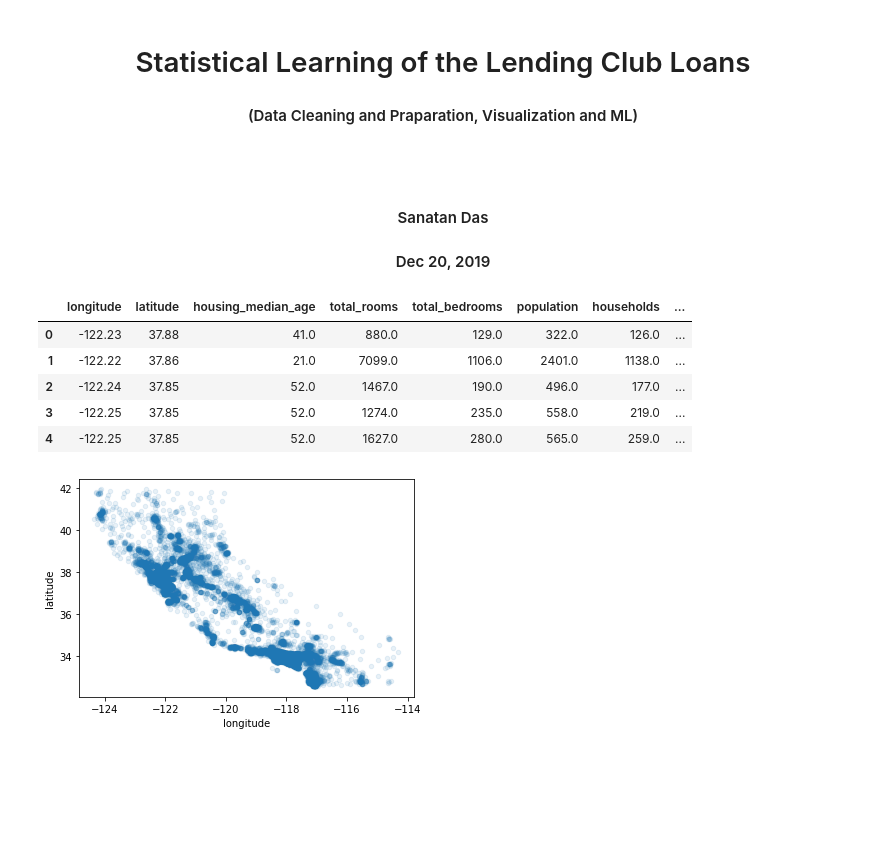
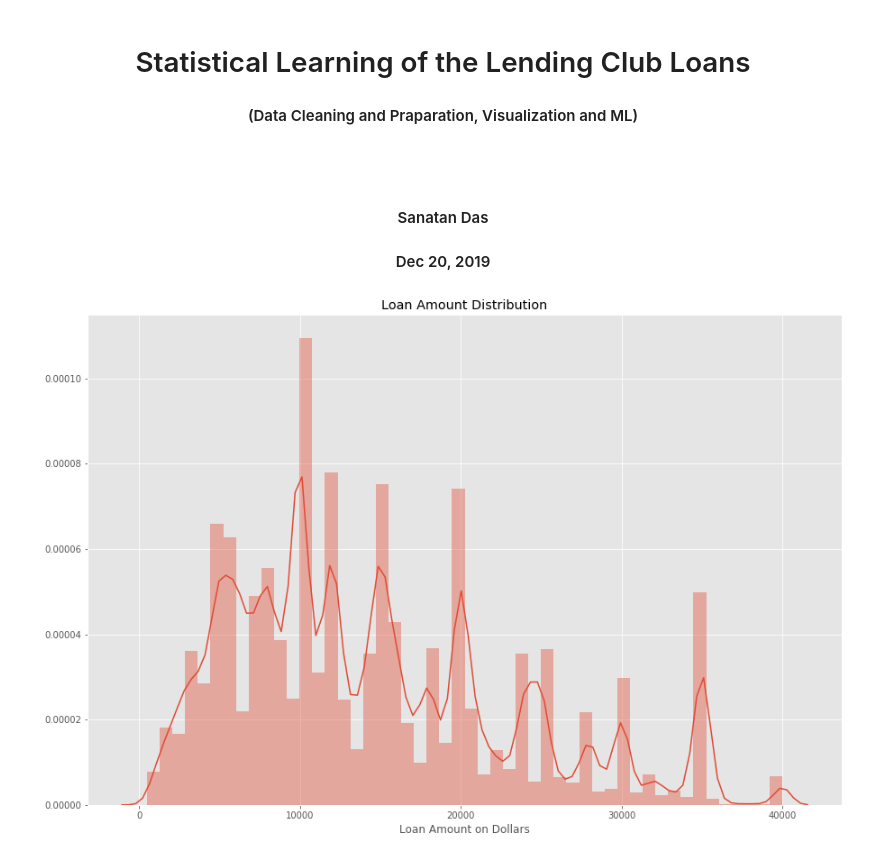
Before and after one commit to sanatanonline/pynb-codes, a Jupyter notebook: src/lending club/Loan Data Presentation.ipynb, the cells around one changed output. Saved outputs shown, nothing was run; the diff lists cells and outputs as text; code cells hidden in the pictures; blank space fills up the shorter version.

```diff
--- a/src/lending club/Loan Data Presentation.ipynb
+++ b/src/lending club/Loan Data Presentation.ipynb
@@ -5,27 +5,24 @@
 <h4 align="center"> Sanatan Das </h4>
 <h4 align="center"> Dec 20, 2019 </h4>
 # %%
+import numpy as np
 import pandas as pd
 import matplotlib.pyplot as plt
-import numpy as np
+import seaborn as sns
 from IPython.display import HTML
 
-housing = pd.read_csv('/opt/apps/ml-data/quant/housing/housing.csv')
-
-housing.head()
+'''load the data. It's big, set low_memory=False'''
+loan_data = pd.read_csv('/opt/apps/ml-data/bigdata/lending_club/loan_data.csv', low_memory=False)
-# %% [output]
-|  | longitude | latitude | housing_median_age | total_rooms | total_bedrooms | population | households | ... |
-| 0 | -122.23 | 37.88 | 41.0 | 880.0 | 129.0 | 322.0 | 126.0 | ... |
-| 1 | -122.22 | 37.86 | 21.0 | 7099.0 | 1106.0 | 2401.0 | 1138.0 | ... |
-| 2 | -122.24 | 37.85 | 52.0 | 1467.0 | 190.0 | 496.0 | 177.0 | ... |
-| 3 | -122.25 | 37.85 | 52.0 | 1274.0 | 235.0 | 558.0 | 219.0 | ... |
-| 4 | -122.25 | 37.85 | 52.0 | 1627.0 | 280.0 | 565.0 | 259.0 | ... |
-# %%
-'''
-Create a scatterplot for longitude and latitude.
-Tune the alpha value to set different density.
-'''
-housing.plot(kind="scatter", x="longitude", y="latitude", alpha=0.1)
-plt.show()
-# %% [output]
-[figure, removed]
+# %%
+'''Loan Amount Distribution'''
+plt.style.use('ggplot')
+plt.figure(figsize=(15, 10))
+
+sns.distplot(loan_data['loan_amnt'])
+
+plt.xlabel("Loan Amount on Dollars")
+plt.title("Loan Amount Distribution")
+
+plt.show()
+# %% [output]
+[figure, added]
```
Also changed, not shown: 1 other file.
